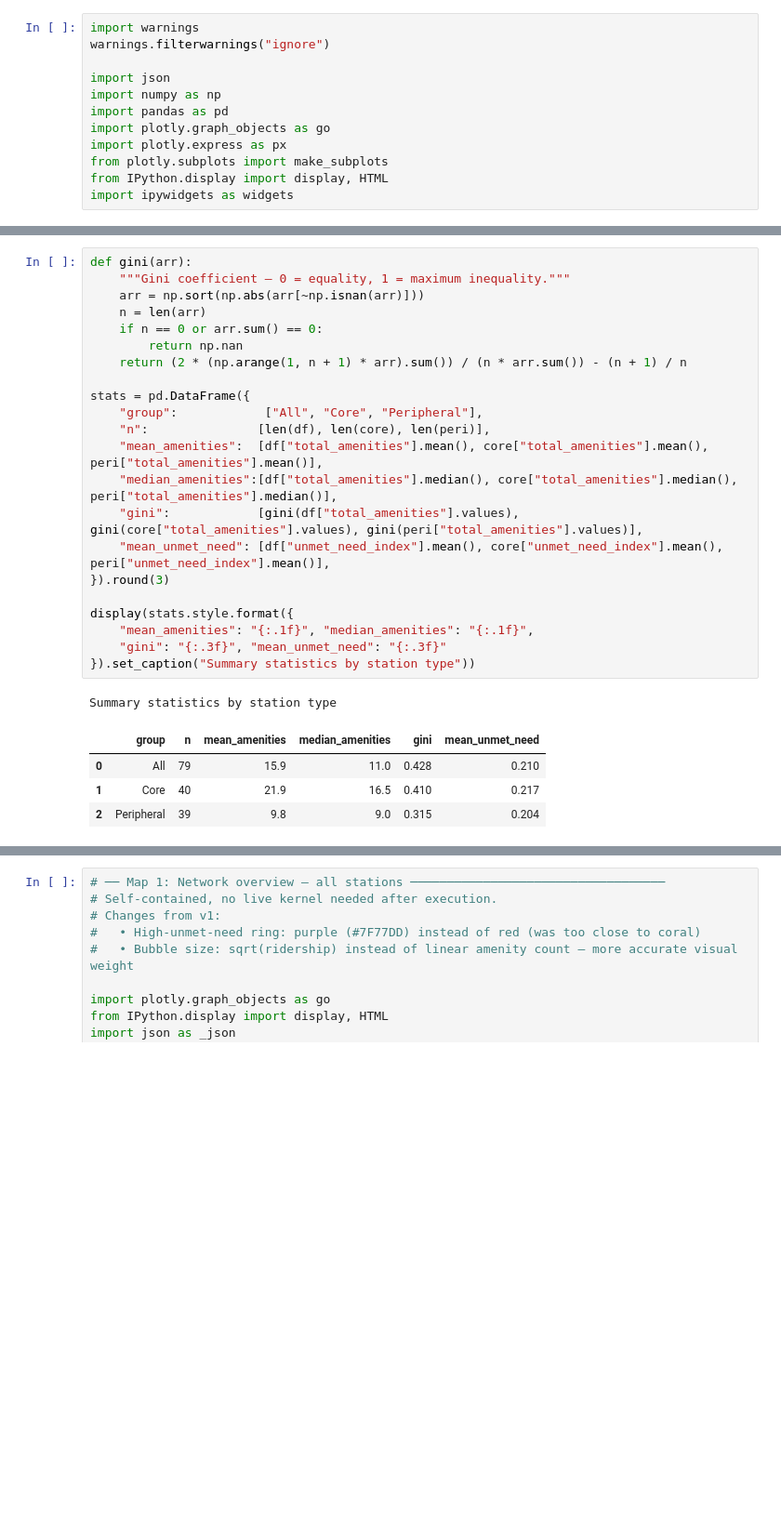
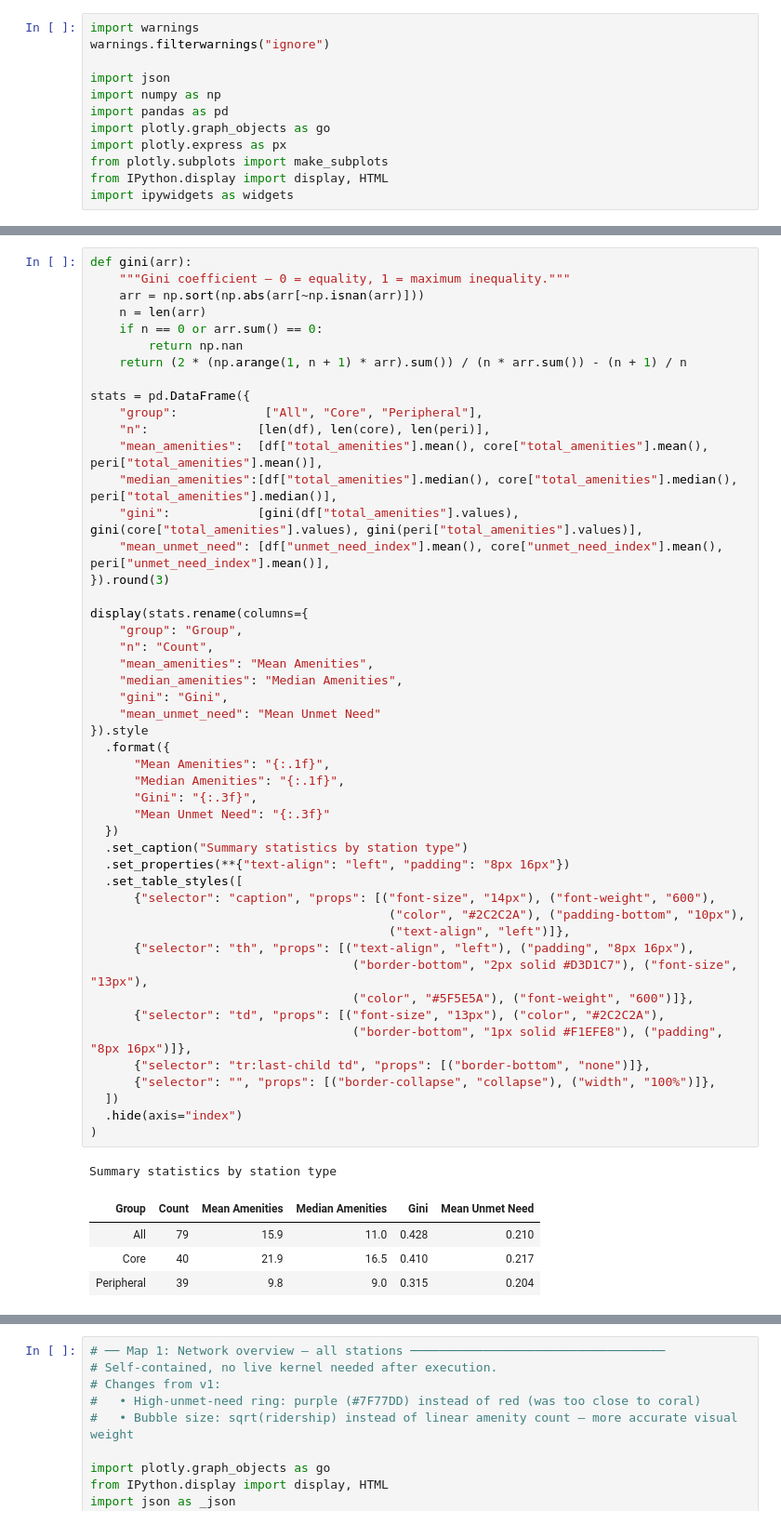
Before and after one commit to sonyak28/City_Planning_255, a Jupyter notebook: transit_equity_book/transit_equity_visualization.ipynb, the cells around one changed output, grey strips where cells are left out. Shown at 93% size. Cells and saved outputs as stored; diff of their text form; blank space fills up the shorter version.

```diff
--- a/transit_equity_book/transit_equity_visualization.ipynb
+++ b/transit_equity_book/transit_equity_visualization.ipynb
@@ -94,31 +97,57 @@ suggesting that even some core stations serve transit-dependent populations with
 # %%
 def gini(arr):
     """Gini coefficient — 0 = equality, 1 = maximum inequality."""
     arr = np.sort(np.abs(arr[~np.isnan(arr)]))
     n = len(arr)
     if n == 0 or arr.sum() == 0:
         return np.nan
     return (2 * (np.arange(1, n + 1) * arr).sum()) / (n * arr.sum()) - (n + 1) / n
 
 stats = pd.DataFrame({
     "group":            ["All", "Core", "Peripheral"],
     "n":               [len(df), len(core), len(peri)],
     "mean_amenities":  [df["total_amenities"].mean(), core["total_amenities"].mean(), peri["total_amenities"].mean()],
     "median_amenities":[df["total_amenities"].median(), core["total_amenities"].median(), peri["total_amenities"].median()],
     "gini":            [gini(df["total_amenities"].values), gini(core["total_amenities"].values), gini(peri["total_amenities"].values)],
     "mean_unmet_need": [df["unmet_need_index"].mean(), core["unmet_need_index"].mean(), peri["unmet_need_index"].mean()],
 }).round(3)
 
-display(stats.style.format({
-    "mean_amenities": "{:.1f}", "median_amenities": "{:.1f}",
-    "gini": "{:.3f}", "mean_unmet_need": "{:.3f}"
-}).set_caption("Summary statistics by station type"))
+display(stats.rename(columns={
+    "group": "Group",
+    "n": "Count",
+    "mean_amenities": "Mean Amenities",
+    "median_amenities": "Median Amenities",
+    "gini": "Gini",
+    "mean_unmet_need": "Mean Unmet Need"
+}).style
+  .format({
+      "Mean Amenities": "{:.1f}",
+      "Median Amenities": "{:.1f}",
+      "Gini": "{:.3f}",
+      "Mean Unmet Need": "{:.3f}"
+  })
+  .set_caption("Summary statistics by station type")
+  .set_properties(**{"text-align": "left", "padding": "8px 16px"})
+  .set_table_styles([
+      {"selector": "caption", "props": [("font-size", "14px"), ("font-weight", "600"),
+                                         ("color", "#2C2C2A"), ("padding-bottom", "10px"),
+                                         ("text-align", "left")]},
+      {"selector": "th", "props": [("text-align", "left"), ("padding", "8px 16px"),
+                                    ("border-bottom", "2px solid #D3D1C7"), ("font-size", "13px"),
+                                    ("color", "#5F5E5A"), ("font-weight", "600")]},
+      {"selector": "td", "props": [("font-size", "13px"), ("color", "#2C2C2A"),
+                                    ("border-bottom", "1px solid #F1EFE8"), ("padding", "8px 16px")]},
+      {"selector": "tr:last-child td", "props": [("border-bottom", "none")]},
+      {"selector": "", "props": [("border-collapse", "collapse"), ("width", "100%")]},
+  ])
+  .hide(axis="index")
+)
 # %% [output]
 Summary statistics by station type
-|  | group | n | mean_amenities | median_amenities | gini | mean_unmet_need |
-| 0 | All | 79 | 15.9 | 11.0 | 0.428 | 0.210 |
-| 1 | Core | 40 | 21.9 | 16.5 | 0.410 | 0.217 |
-| 2 | Peripheral | 39 | 9.8 | 9.0 | 0.315 | 0.204 |
+| Group | Count | Mean Amenities | Median Amenities | Gini | Mean Unmet Need |
+| All | 79 | 15.9 | 11.0 | 0.428 | 0.210 |
+| Core | 40 | 21.9 | 16.5 | 0.410 | 0.217 |
+| Peripheral | 39 | 9.8 | 9.0 | 0.315 | 0.204 |
 # %% [markdown]
 ## Interactive station map
 
```
Also changed, not shown: parts of 10 cells of this notebook.
